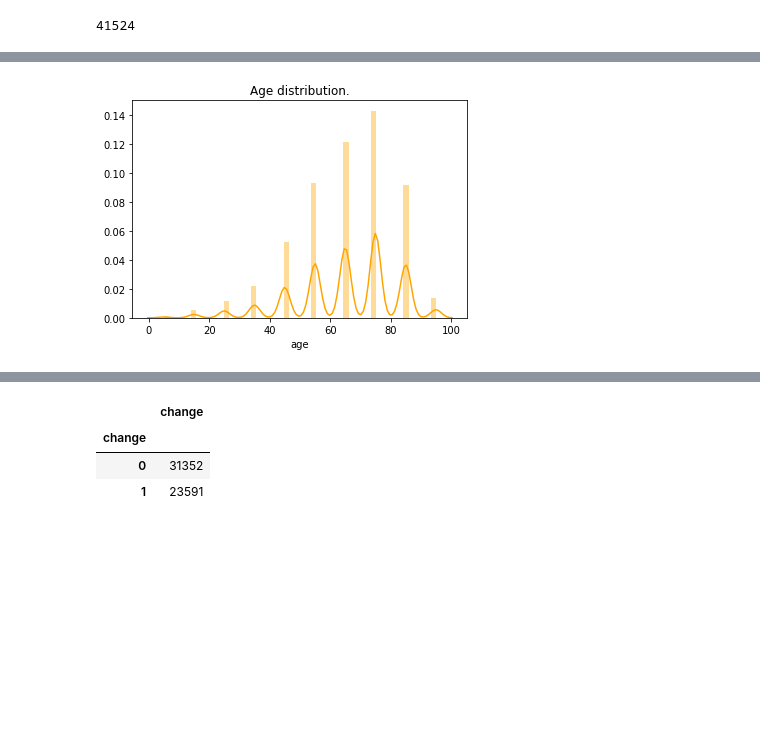
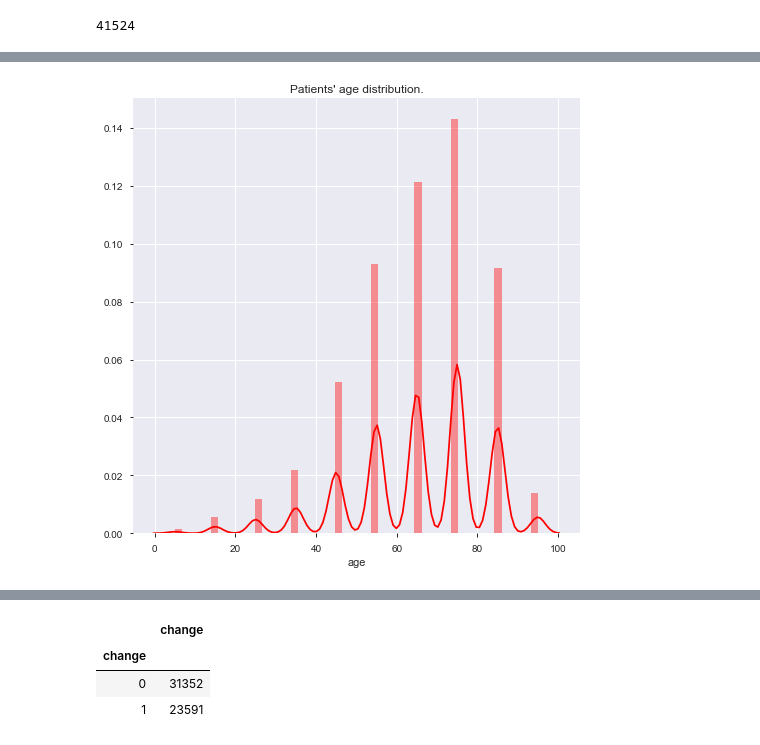
Before and after one commit to gauravkantrod/GLProject, a Jupyter notebook: Diabetes.ipynb, the cells around one changed output, grey strips where cells are left out. Saved outputs shown, nothing was run; the diff lists cells and outputs as text; code cells hidden in the pictures; blank space fills up the shorter version.

```diff
--- a/Diabetes.ipynb
+++ b/Diabetes.ipynb
@@ -756,7 +759,8 @@ plt.show()
 # %%
-sns.distplot(df_with_med['age'], color = 'ORANGE')
-plt.title('Age distribution.')
+f, ax = plt.subplots(figsize = (8,8))
+sns.distplot(df_with_med['age'], color = 'RED')
+plt.title('Patients\' age distribution.')
 plt.show()
 # %% [output]
-[figure, old version]
+[figure, new version]
 # %%
```
Also changed, not shown: parts of 24 cells of this notebook, 1 other file.
